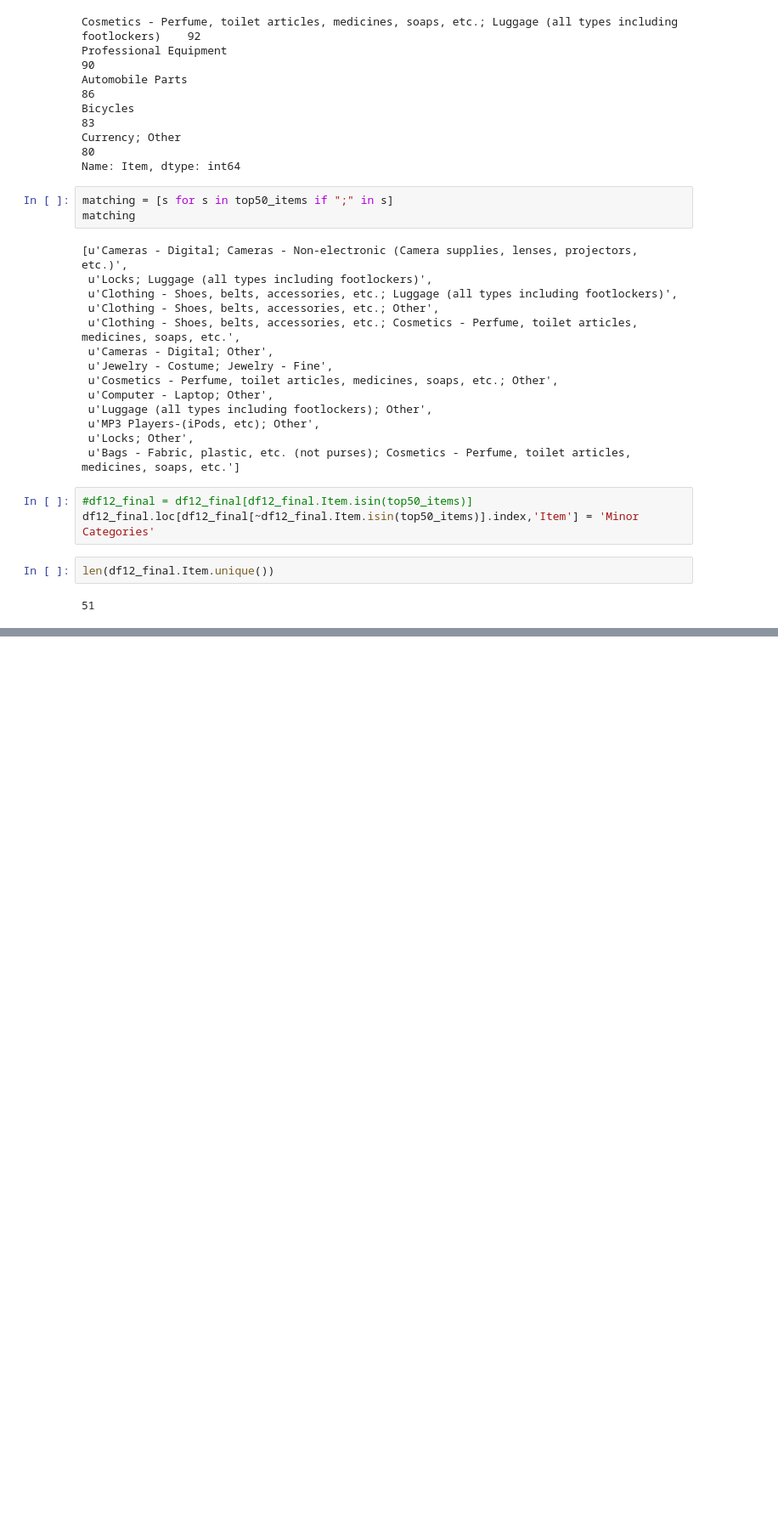
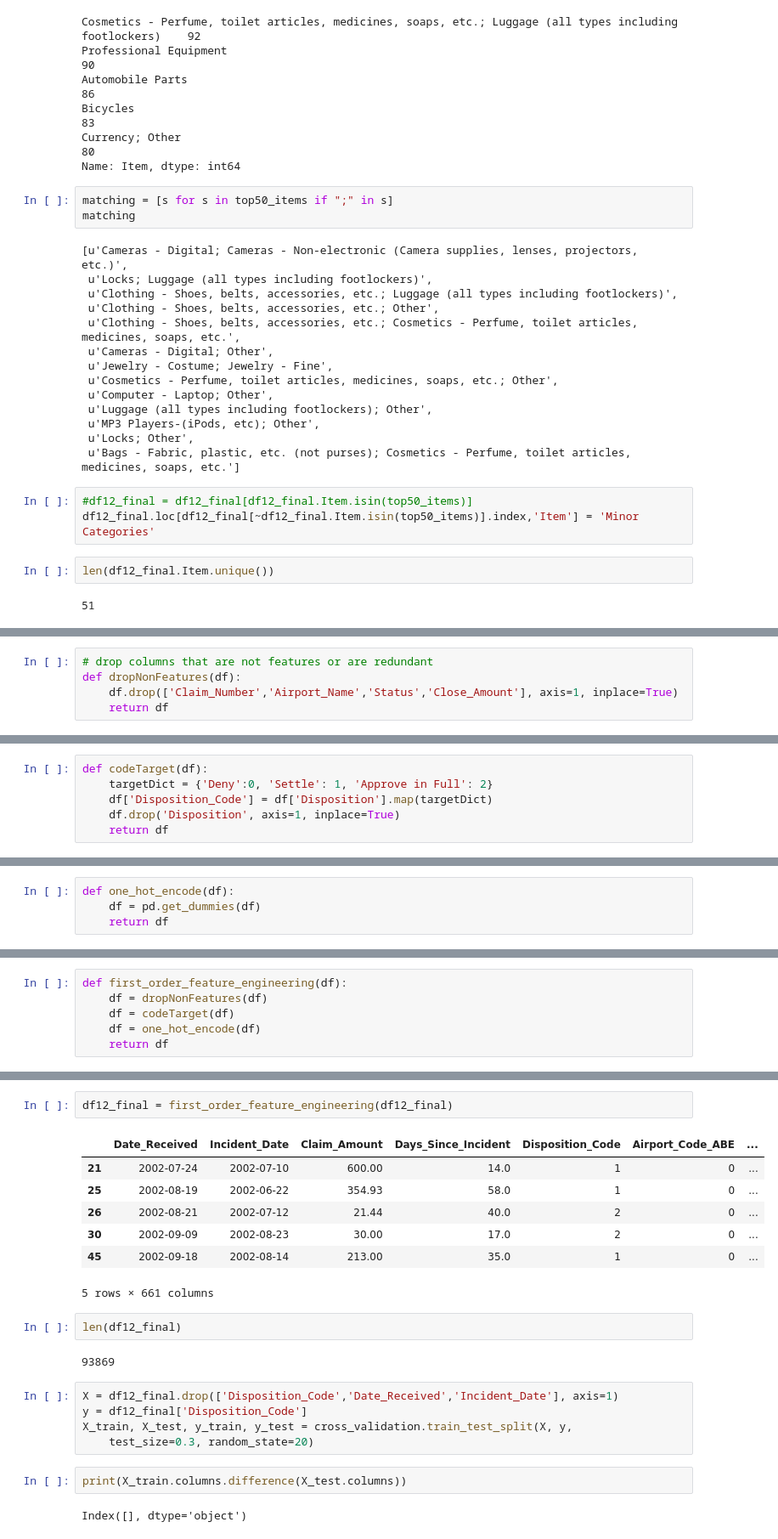
Before and after one commit to mzohaib10/tsa-claims, a Jupyter notebook: tsa-claims-outcome-classifier.ipynb, the cells around one changed output, grey strips where cells are left out. Shown at 85% size. Cells and saved outputs as stored; diff of their text form; blank space fills up the shorter version.

```diff
--- a/tsa-claims-outcome-classifier.ipynb
+++ b/tsa-claims-outcome-classifier.ipynb
@@ -767,0 +741,5 @@ df12_final.head()
+# %%
+# drop columns that are not features or are redundant
+def dropNonFeatures(df):
+    df.drop(['Claim_Number','Airport_Name','Status','Close_Amount'], axis=1, inplace=True)
+    return df
@@ -767,0 +748,6 @@ df12_final.head()
+# %%
+def codeTarget(df):
+    targetDict = {'Deny':0, 'Settle': 1, 'Approve in Full': 2}
+    df['Disposition_Code'] = df['Disposition'].map(targetDict)
+    df.drop('Disposition', axis=1, inplace=True)
+    return df
@@ -767,0 +756,4 @@ df12_final.head()
+# %%
+def one_hot_encode(df):
+    df = pd.get_dummies(df)
+    return df
@@ -767,0 +762,6 @@ df12_final.head()
+# %%
+def first_order_feature_engineering(df):
+    df = dropNonFeatures(df)
+    df = codeTarget(df)
+    df = one_hot_encode(df)
+    return df
@@ -767,0 +777,23 @@ df12_final.head()
+# %%
+df12_final = first_order_feature_engineering(df12_final)
+# %% [output]
+|  | Date_Received | Incident_Date | Claim_Amount | Days_Since_Incident | Disposition_Code | Airport_Code_ABE | ... |
+| 21 | 2002-07-24 | 2002-07-10 | 600.00 | 14.0 | 1 | 0 | ... |
+| 25 | 2002-08-19 | 2002-06-22 | 354.93 | 58.0 | 1 | 0 | ... |
+| 26 | 2002-08-21 | 2002-07-12 | 21.44 | 40.0 | 2 | 0 | ... |
+| 30 | 2002-09-09 | 2002-08-23 | 30.00 | 17.0 | 2 | 0 | ... |
+| 45 | 2002-09-18 | 2002-08-14 | 213.00 | 35.0 | 1 | 0 | ... |
+5 rows × 661 columns
+# %%
+len(df12_final)
+# %% [output]
+93869
+# %%
+X = df12_final.drop(['Disposition_Code','Date_Received','Incident_Date'], axis=1)
+y = df12_final['Disposition_Code']
+X_train, X_test, y_train, y_test = cross_validation.train_test_split(X, y,
+    test_size=0.3, random_state=20)
+# %%
+print(X_train.columns.difference(X_test.columns))
+# %% [output]
+Index([], dtype='object')
```
Also changed, not shown: parts of 31 cells of this notebook.
